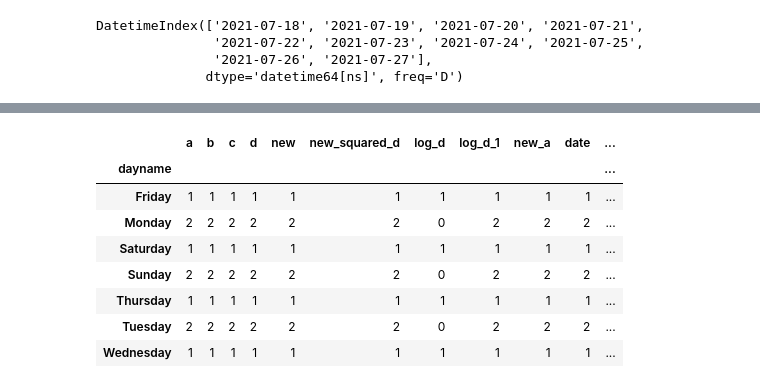
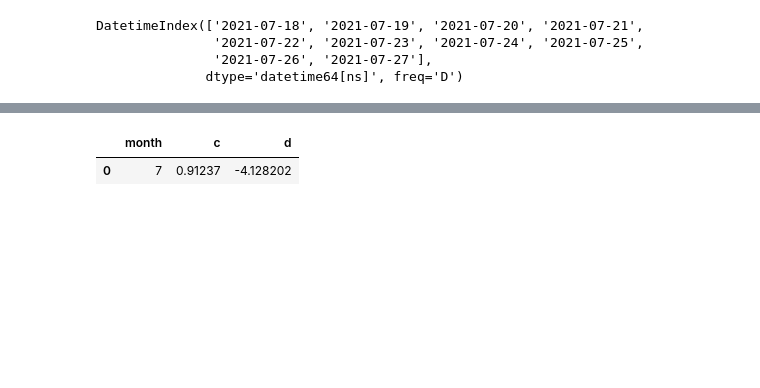
Before and after one commit to sarat-coder/Pandas-Data-Manipulation, a Jupyter notebook: pandas.ipynb, the cells around one changed output, grey strips where cells are left out. Cells and saved outputs as stored; diff of their text form; code cells hidden in the pictures; blank space fills up the shorter version.

```diff
--- a/pandas.ipynb
+++ b/pandas.ipynb
@@ -1318,3 +1637,8 @@ df
 | 2021-07-25 | 0.128778 | -2.066949 | -0.885493 | -1.104579 | -1.990073 |
 | 2021-07-26 | 0.932866 | 2.059838 | -0.934938 | -1.612990 | -2.547928 |
 | 2021-07-27 | 0.527070 | -1.551101 | 0.329613 | -1.136527 | -0.806913 |
+# %%
+def cube(x):
+    return x**2
+# %%
+df["square_of_b"]=df['b'].apply(cube)
@@ -1321,5 +1663,5 @@ df
 # %%
-df['new_squared_d']=df['d'].apply(lambda x:x**2)
+df['new_squared_d']=df['d'].apply(lambda x:x**3)
 # %%
 df
 # %% [output]
@@ -1403,2 +1738,0 @@ def test(x,y):
-# %%
-df['new']=df['new'].apply(test(df['a'],df['b']))
@@ -1482,12 +1828,5 @@ df
 # %%
-df.groupby(by='dayname').count()
+df.groupby(by='month').sum()[['c','d']].reset_index()
 # %% [output]
-|  | a | b | c | d | new | new_squared_d | log_d | log_d_1 | new_a | date | ... |
-| dayname |  |  |  |  |  |  |  |  |  |  | ... |
-| Friday | 1 | 1 | 1 | 1 | 1 | 1 | 1 | 1 | 1 | 1 | ... |
-| Monday | 2 | 2 | 2 | 2 | 2 | 2 | 0 | 2 | 2 | 2 | ... |
-| Saturday | 1 | 1 | 1 | 1 | 1 | 1 | 1 | 1 | 1 | 1 | ... |
-| Sunday | 2 | 2 | 2 | 2 | 2 | 2 | 0 | 2 | 2 | 2 | ... |
-| Thursday | 1 | 1 | 1 | 1 | 1 | 1 | 1 | 1 | 1 | 1 | ... |
-| Tuesday | 2 | 2 | 2 | 2 | 2 | 2 | 0 | 2 | 2 | 2 | ... |
-| Wednesday | 1 | 1 | 1 | 1 | 1 | 1 | 1 | 1 | 1 | 1 | ... |
+|  | month | c | d |
+| 0 | 7 | 0.91237 | -4.128202 |
```
Also changed, not shown: parts of 83 cells of this notebook.
